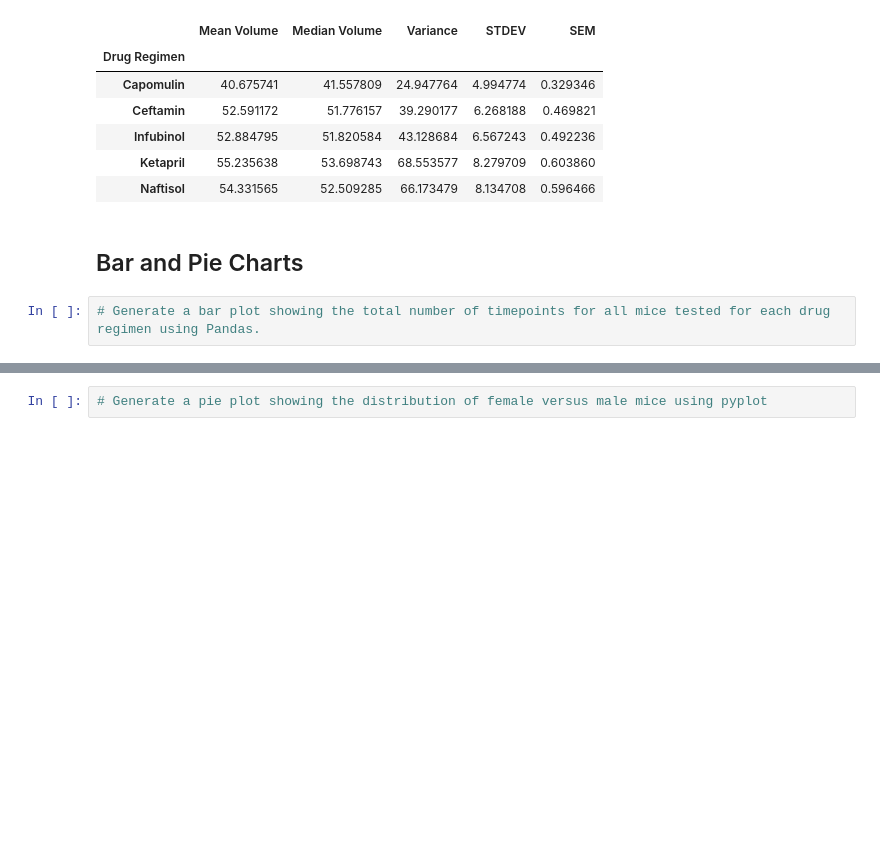
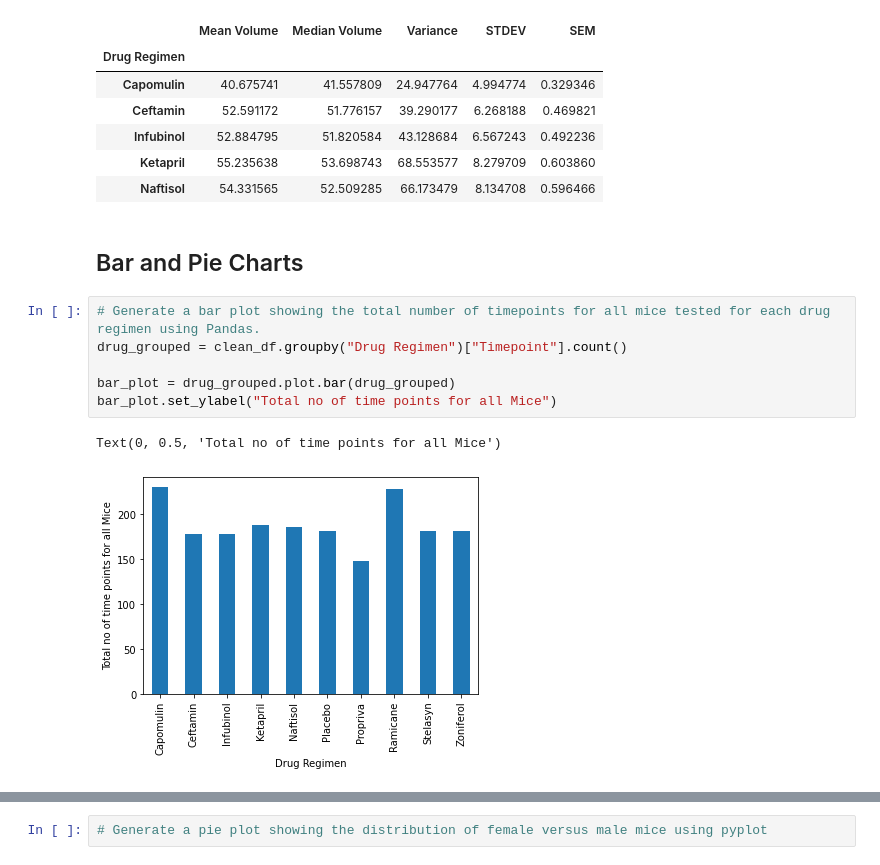
Before and after one commit to bhubh/matplotlib_challenge, a Jupyter notebook: Pymaceuticals/pymaceuticals.ipynb, the cells around one changed output, grey strips where cells are left out. Cells and saved outputs as stored; diff of their text form; blank space fills up the shorter version.

```diff
--- a/Pymaceuticals/pymaceuticals.ipynb
+++ b/Pymaceuticals/pymaceuticals.ipynb
@@ -174,5 +174,12 @@ summary_df1.head()
 ## Bar and Pie Charts
 # %%
 # Generate a bar plot showing the total number of timepoints for all mice tested for each drug regimen using Pandas.
+drug_grouped = clean_df.groupby("Drug Regimen")["Timepoint"].count()
+
+bar_plot = drug_grouped.plot.bar(drug_grouped)
+bar_plot.set_ylabel("Total no of time points for all Mice")
+# %% [output]
+Text(0, 0.5, 'Total no of time points for all Mice')
+[figure, added]
 # %%
 # Generate a bar plot showing the total number of timepoints for all mice tested for each drug regimen using pyplot.
```
Also changed, not shown: parts of 3 cells of this notebook.
